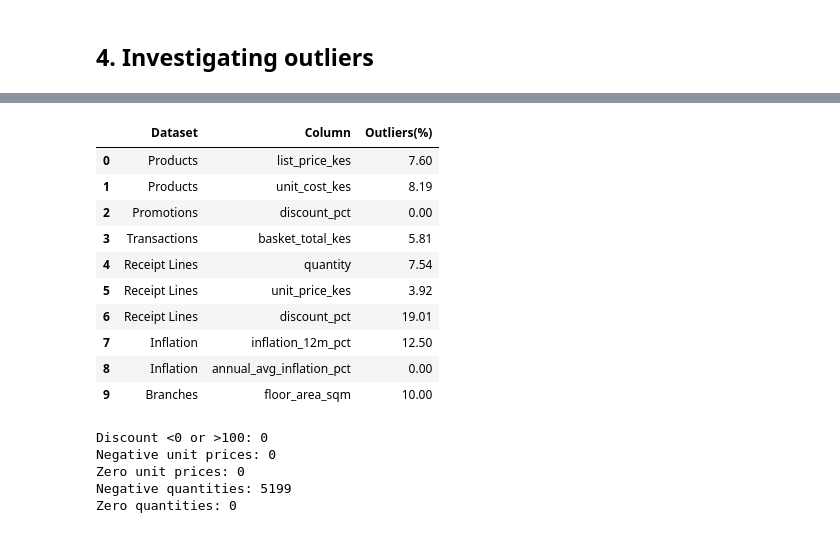
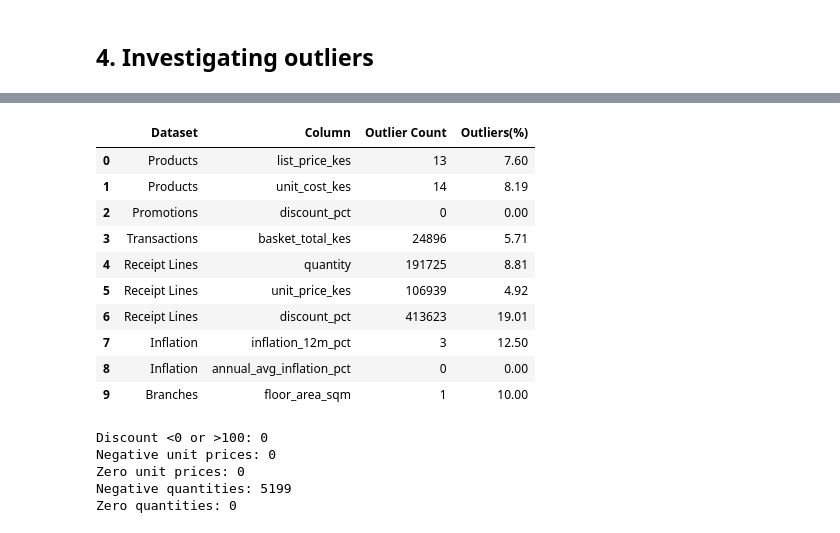
Before and after one commit to Sharon-nyabuto/Sales_Demand_Forecasting, a Jupyter notebook: Scripts/data_cleaning_and_preprocessing.ipynb, the cells around one changed output, grey strips where cells are left out. Saved outputs shown, nothing was run; the diff lists cells and outputs as text; code cells hidden in the pictures.

```diff
--- a/Scripts/data_cleaning_and_preprocessing.ipynb
+++ b/Scripts/data_cleaning_and_preprocessing.ipynb
@@ -50,6 +50,11 @@ def data_summary(df):
     print("=" * 50)
     print("Categorical Summary")
     display(df.describe(include=["object", "str"]).T)
+# %%
+# Display options
+pd.set_option("display.max_colwidth", None)
+pd.set_option("display.float_format", "{:.2f}".format)
+pd.set_option("display.max_columns", None)
 # %%
 # looping through datasets to call the function
 for name, dataset in datasets.items():
@@ -151,7 +156,15 @@ Categorical Summary
 # %% [markdown]
 ## Data Cleaning
 # %%
-#  before counts showing row-count in each dataframe before the cleaning.
+#  before counts showing row-count, missing values and datatypes before cleaning.
+data_summary_before = {}
+data_types_before = {}
+for name, dataset in datasets.items():
+    data_summary_before[name] = {
+        "Rows Before": len(dataset),
+        "Nulls Before": dataset.isna().sum().sum(),
+        "Duplicate Rows Found": dataset.duplicated().sum()}
 
-before_count = {name: len(dataset) for name, dataset in datasets.items()}
-display(before_count)
+    data_types_before[name] = {}
+    for column in dataset.columns:
+       data_types_before[name][column] = str(dataset[column].dtype)
@@ -173,7 +177,7 @@ display(before_count)
 # %%
 # Dictionary for the date columns, with date formats
 date_columns = {"Branches": {"opening_date": "%d-%b-%Y"},
-                "Customers": {"registration_date": "%d-%b-%Y"},
+                "Customers": {"registration_date": "%d-%b-%y"},
                 "Promotions": {"start_date": "%d-%b-%Y", "end_date": "%d-%b-%Y"},
                 "Transactions": {"transaction_date": "%d-%b-%Y"},
                 "Inflation": {"month": "%d/%m/%Y"},
@@ -255,7 +259,7 @@ Name: count, dtype: int64
 # In customer data, 3 columns have all these placeholders
 customers = datasets["Customers"]
 for column in ["county","age_band","gender"]:
-    customers[column] =  customers[column].astype("str").str.strip()
+    customers[column] =  customers[column].astype("string").str.strip()
     customers[column] = customers[column].replace(
         r"^-|^unknown$|^n/a$|^$", pd.NA, regex=True).fillna("unknown")
 # %%
@@ -403,36 +408,37 @@ Branches
 # %%
 # Using the IQR rule to check outliers
 
 all_outliers = []
 for name, dataset in datasets.items():
     numeric_variables = dataset.select_dtypes(include="number")
 
     for column in numeric_variables.columns:
         data = numeric_variables[column].dropna()
         Q1 = data.quantile(0.25)
         Q3 = data.quantile(0.75)
         IQR = Q3-Q1
         lower_limit = Q1 - (IQR * 1.5)
         upper_limit = Q3 + (IQR * 1.5)
 
         outliers = data[(data < lower_limit)|(data > upper_limit)]
         all_outliers.append({"Dataset": name,
                             "Column": column,
+                             "Outlier Count": len(outliers),
                             "Outliers(%)": round(len(outliers)/len(data)*100, 2)})
 
 display(pd.DataFrame(all_outliers))
 # %% [output]
-|  | Dataset | Column | Outliers(%) |
-| 0 | Products | list_price_kes | 7.60 |
-| 1 | Products | unit_cost_kes | 8.19 |
-| 2 | Promotions | discount_pct | 0.00 |
-| 3 | Transactions | basket_total_kes | 5.81 |
-| 4 | Receipt Lines | quantity | 7.54 |
-| 5 | Receipt Lines | unit_price_kes | 3.92 |
-| 6 | Receipt Lines | discount_pct | 19.01 |
-| 7 | Inflation | inflation_12m_pct | 12.50 |
-| 8 | Inflation | annual_avg_inflation_pct | 0.00 |
-| 9 | Branches | floor_area_sqm | 10.00 |
+|  | Dataset | Column | Outlier Count | Outliers(%) |
+| 0 | Products | list_price_kes | 13 | 7.60 |
+| 1 | Products | unit_cost_kes | 14 | 8.19 |
+| 2 | Promotions | discount_pct | 0 | 0.00 |
+| 3 | Transactions | basket_total_kes | 24896 | 5.71 |
+| 4 | Receipt Lines | quantity | 191725 | 8.81 |
+| 5 | Receipt Lines | unit_price_kes | 106939 | 4.92 |
+| 6 | Receipt Lines | discount_pct | 413623 | 19.01 |
+| 7 | Inflation | inflation_12m_pct | 3 | 12.50 |
+| 8 | Inflation | annual_avg_inflation_pct | 0 | 0.00 |
+| 9 | Branches | floor_area_sqm | 1 | 10.00 |
 # %%
 # Investigating outliers in each column, to decide what to do with them (Retain or drop)
 # Receipt lines
```
Also changed, not shown: parts of 11 cells of this notebook, 1 other file.
